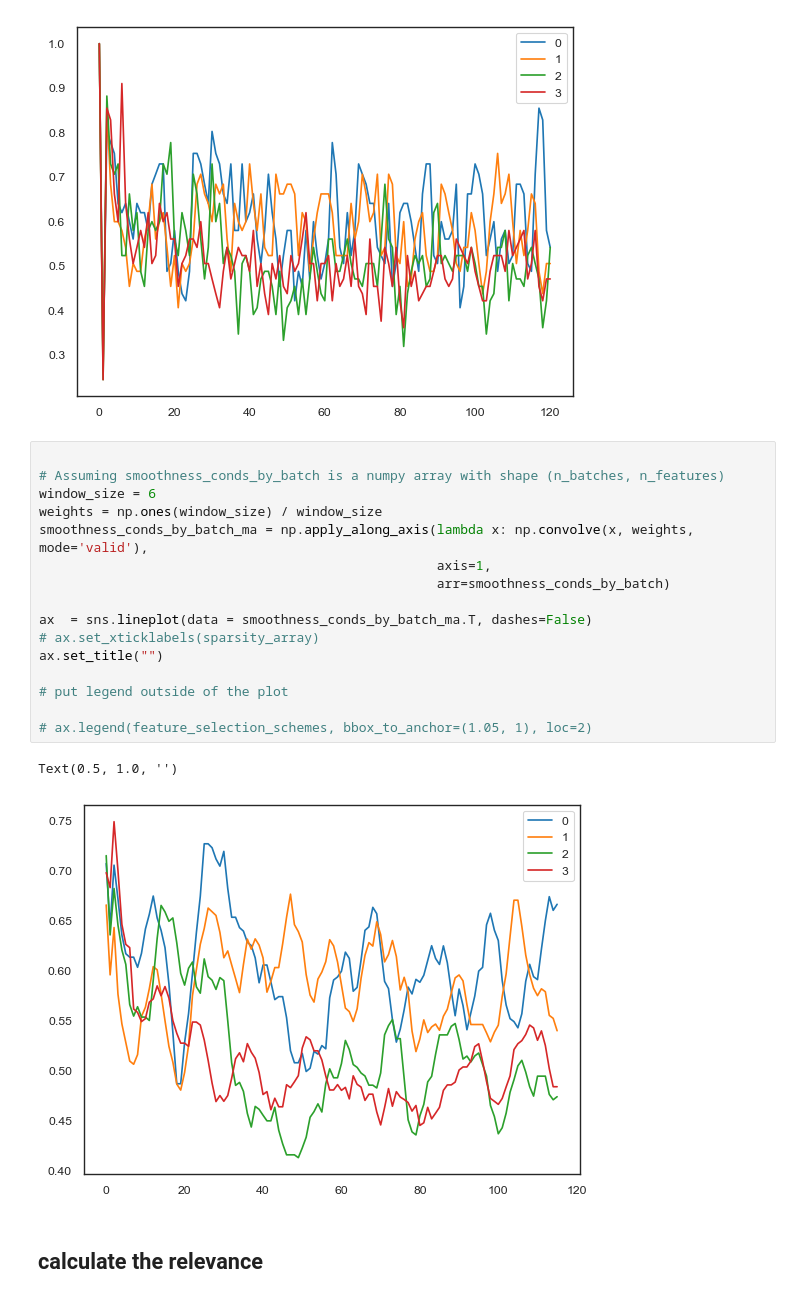
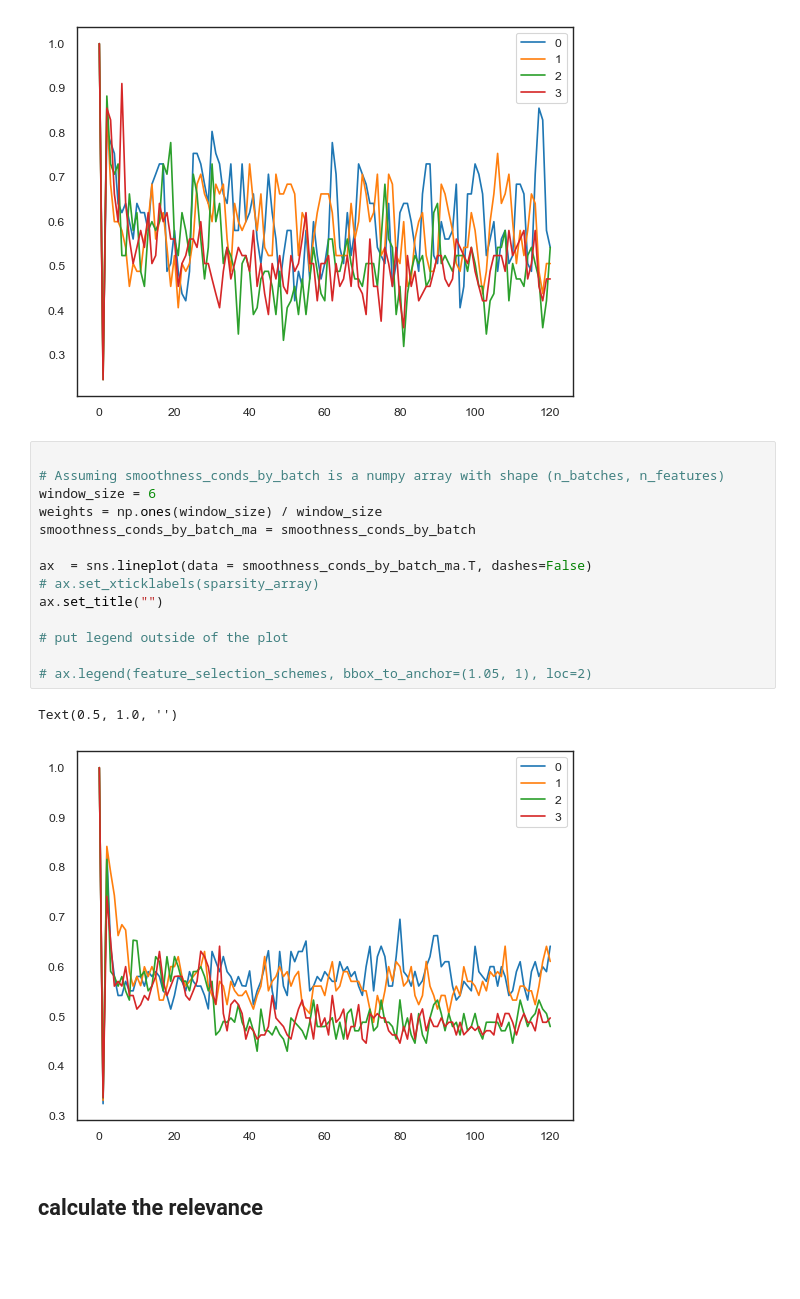
Before and after one commit to sijia66/adaptive_feature_selection, a Jupyter notebook: figure3_lasso_selection/231128_afs_figure3_full_feature_selection_full_lasso_random_seeds.ipynb, the cells around one changed output. Cells and saved outputs as stored; diff of their text form; blank space fills up the shorter version.

Commit message:
fixed the lasso and regen plots

```diff
--- a/figure3_lasso_selection/231128_afs_figure3_full_feature_selection_full_lasso_random_seeds.ipynb
+++ b/figure3_lasso_selection/231128_afs_figure3_full_feature_selection_full_lasso_random_seeds.ipynb
@@ -310,22 +316,20 @@ smoothness_conds_by_batch.shape
 # %%
 
 # Assuming smoothness_conds_by_batch is a numpy array with shape (n_batches, n_features)
 window_size = 6
 weights = np.ones(window_size) / window_size
-smoothness_conds_by_batch_ma = np.apply_along_axis(lambda x: np.convolve(x, weights, mode='valid'),
-                                                   axis=1,
-                                                   arr=smoothness_conds_by_batch)
+smoothness_conds_by_batch_ma = smoothness_conds_by_batch
 
 ax  = sns.lineplot(data = smoothness_conds_by_batch_ma.T, dashes=False)
 # ax.set_xticklabels(sparsity_array)
 ax.set_title("")
 
 # put legend outside of the plot
 
 # ax.legend(feature_selection_schemes, bbox_to_anchor=(1.05, 1), loc=2)
 # %% [output]
 Text(0.5, 1.0, '')
-[figure, old version]
+[figure, new version]
 # %% [markdown]
 ## calculate the relevance
 # %%
```
Also changed, not shown: parts of 13 cells of this notebook, 1 other file.
